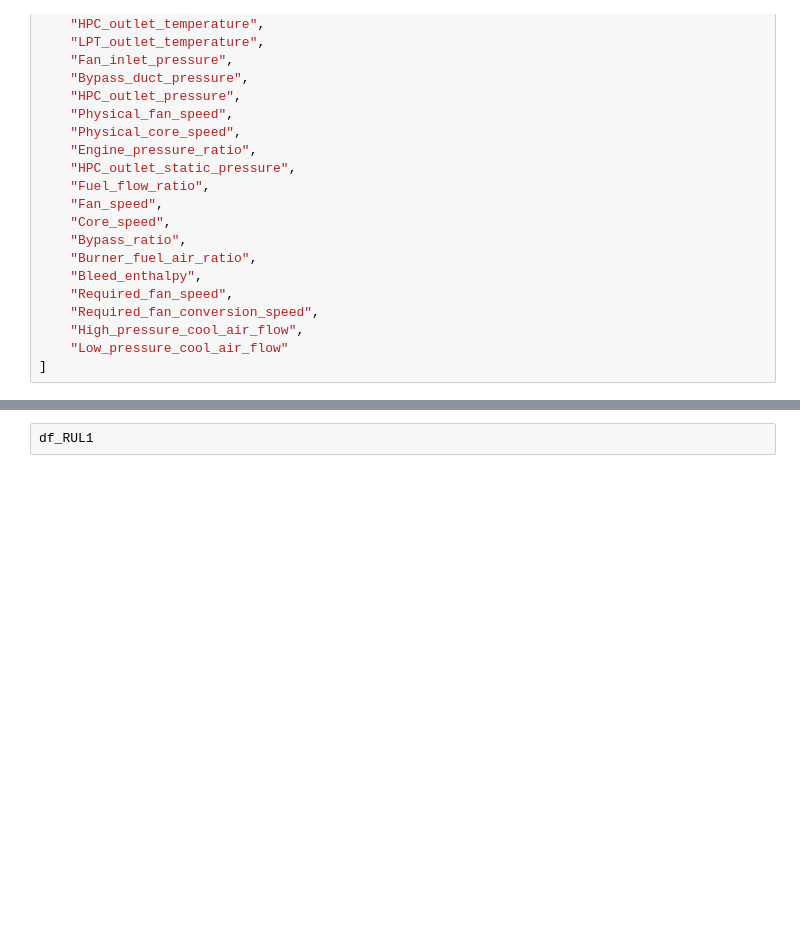
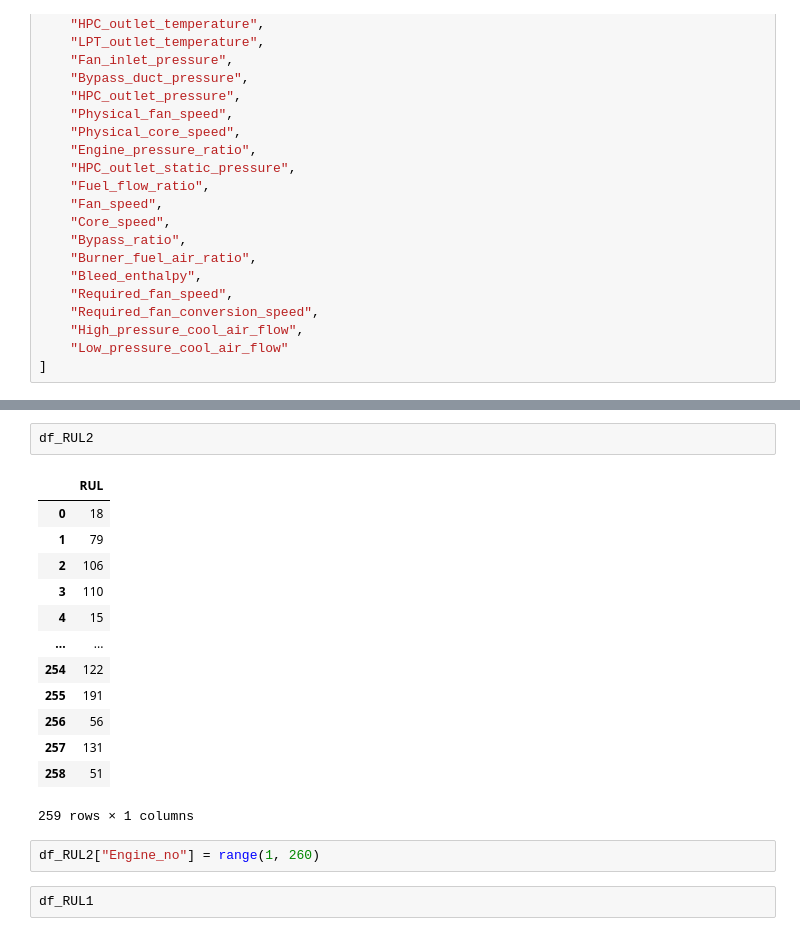
Before and after one commit to ayushgandhi904/Turboengine_predictive_maintenance, a Jupyter notebook: notebooks/trial3.ipynb, the cells around one changed output, grey strips where cells are left out. Saved outputs shown, nothing was run; the diff lists cells and outputs as text; blank space fills up the shorter version.

```diff
--- a/notebooks/trial3.ipynb
+++ b/notebooks/trial3.ipynb
@@ -42,3 +83,21 @@ df_RUL1.columns = rul_cols
+# %%
+df_RUL2
+# %% [output]
+|  | RUL |
+| 0 | 18 |
+| 1 | 79 |
+| 2 | 106 |
+| 3 | 110 |
+| 4 | 15 |
+| ... | ... |
+| 254 | 122 |
+| 255 | 191 |
+| 256 | 56 |
+| 257 | 131 |
+| 258 | 51 |
+259 rows × 1 columns
+# %%
+df_RUL2["Engine_no"] = range(1, 260)
 # %%
 df_RUL1
 # %% [output]
```
Also changed, not shown: parts of 11 cells of this notebook, 13 other files.
